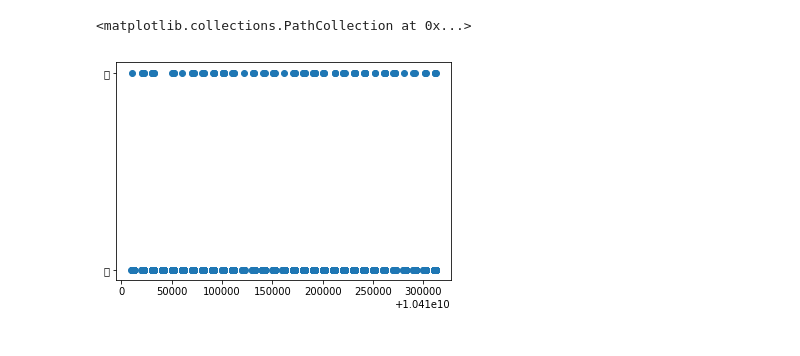
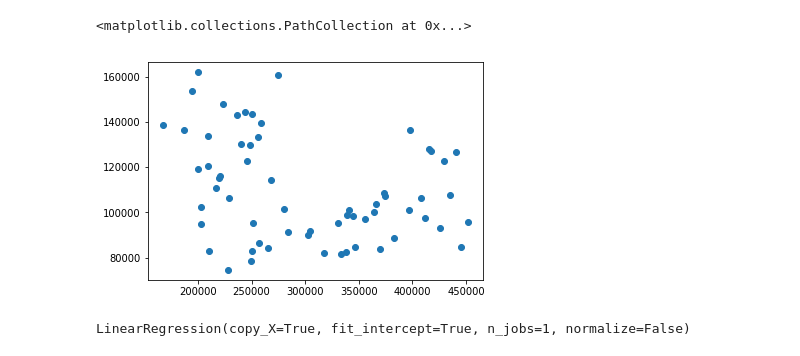
Before and after one commit to ChiDavid/ChiDavidPython, a Jupyter notebook: [NCTS]_Homework_Q5-1_DavidChi.ipynb, the cells around one changed output. Cells and saved outputs as stored; diff of their text form; code cells hidden in the pictures.

```diff
--- a/[NCTS]_Homework_Q5-1_DavidChi.ipynb
+++ b/[NCTS]_Homework_Q5-1_DavidChi.ipynb
@@ -84,10 +81,16 @@ memory usage: 402.8+ KB
+# %%
+x = np.array(df['公共自行車租賃次數'])
+y = np.array(df['交通事故---違反交通管理案件數'])
+
+plt.scatter(x,y)
+# %% [output]
+<matplotlib.collections.PathCollection at 0x...>
+[figure, added]
 # %%
-#X=x.reshape(len(x),1)
-#Y=y.reshape(len(y),1)
-X = np.array(df['發生時間'])
-Y = np.array(df['酒駕案件'])
-plt.scatter(X,Y)
+regr = LinearRegression()
+X = x.reshape(len(x),1)
+Y = y.reshape(len(y),1)
+regr.fit(X,Y)
 # %% [output]
-<matplotlib.collections.PathCollection at 0x...>
+LinearRegression(copy_X=True, fit_intercept=True, n_jobs=1, normalize=False)
-[figure, removed]
 # %%
```
Also changed, not shown: parts of 11 cells of this notebook.
